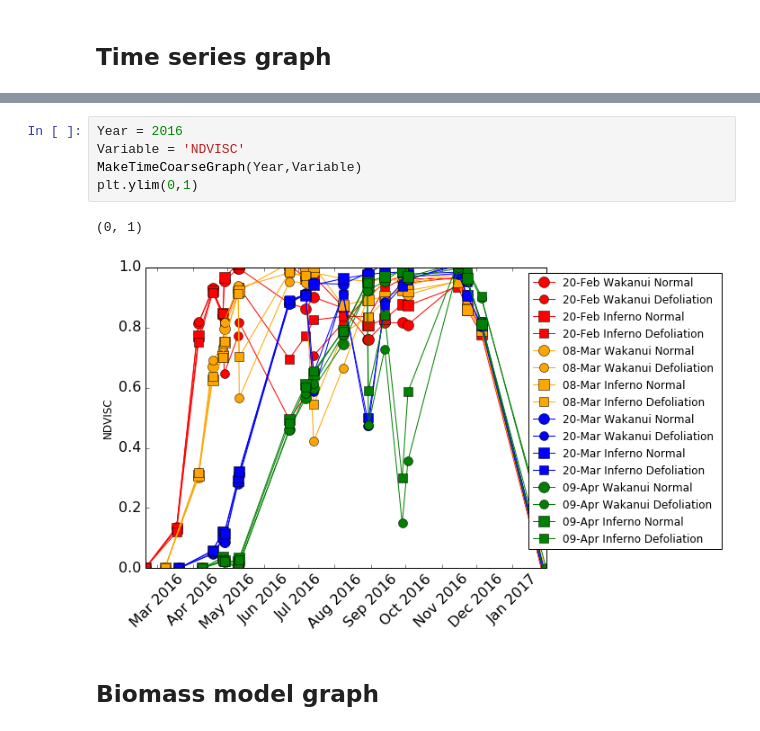
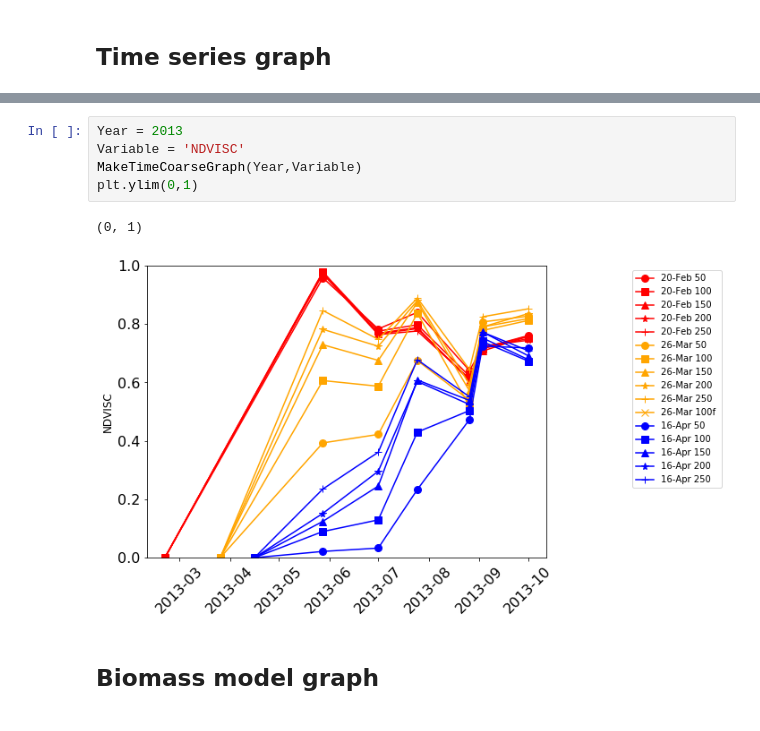
Before and after one commit to HamishBrownPFR/2020, a Jupyter notebook: CombinedAnalysis.ipynb, the cells around one changed output, grey strips where cells are left out. Drawn from its saved outputs; the diff is of its cells as text.

```diff
--- a/CombinedAnalysis.ipynb
+++ b/CombinedAnalysis.ipynb
@@ -687,11 +981,11 @@ plt.ylim(0,1)
 # %%
-Year = 2016
+Year = 2013
 Variable = 'NDVISC'
 MakeTimeCoarseGraph(Year,Variable)
 plt.ylim(0,1)
 # %% [output]
 (0, 1)
-[figure, old version]
+[figure, new version]
 # %% [markdown]
 ## Biomass model graph
 # %%
```
Also changed, not shown: parts of 54 cells of this notebook, 2 other files.
